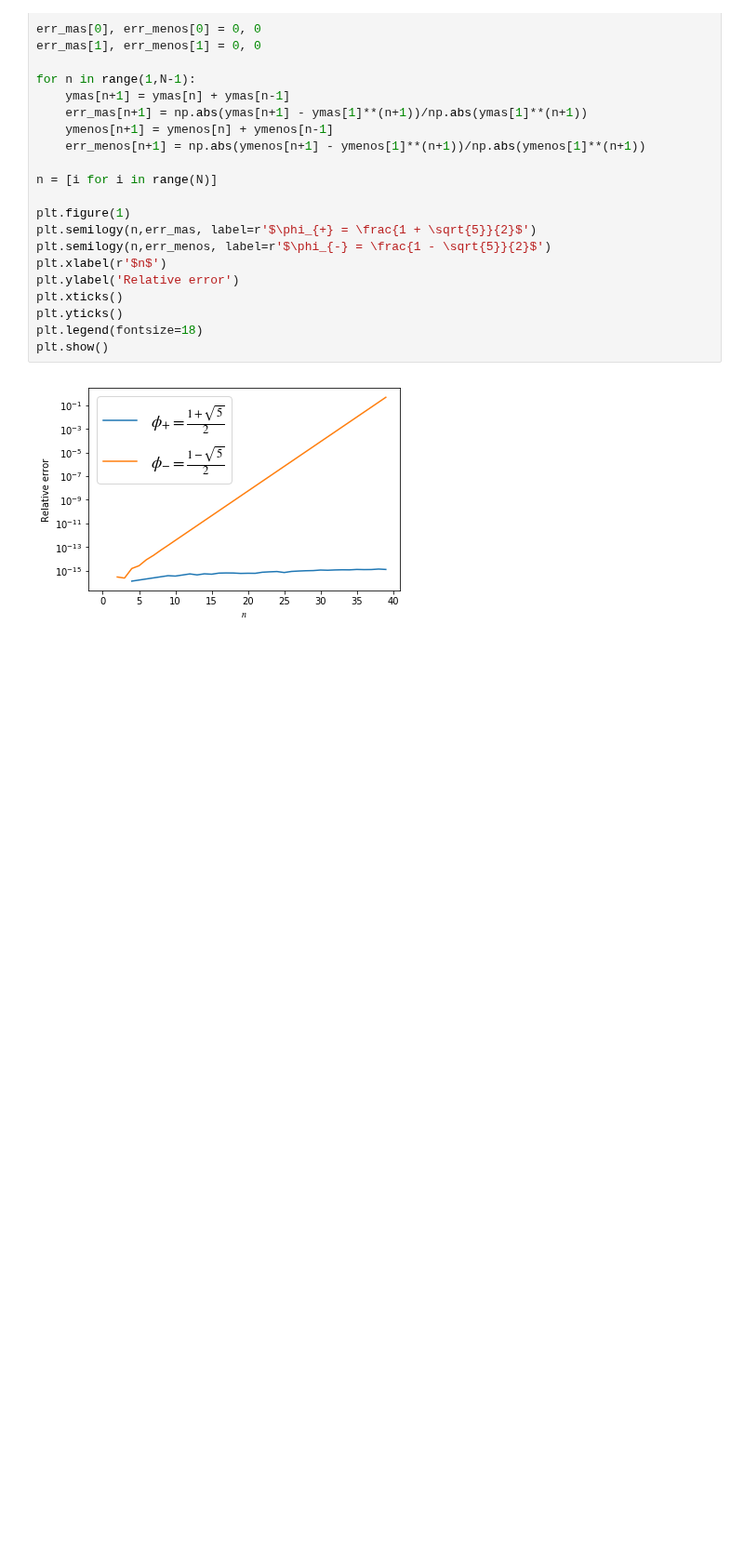
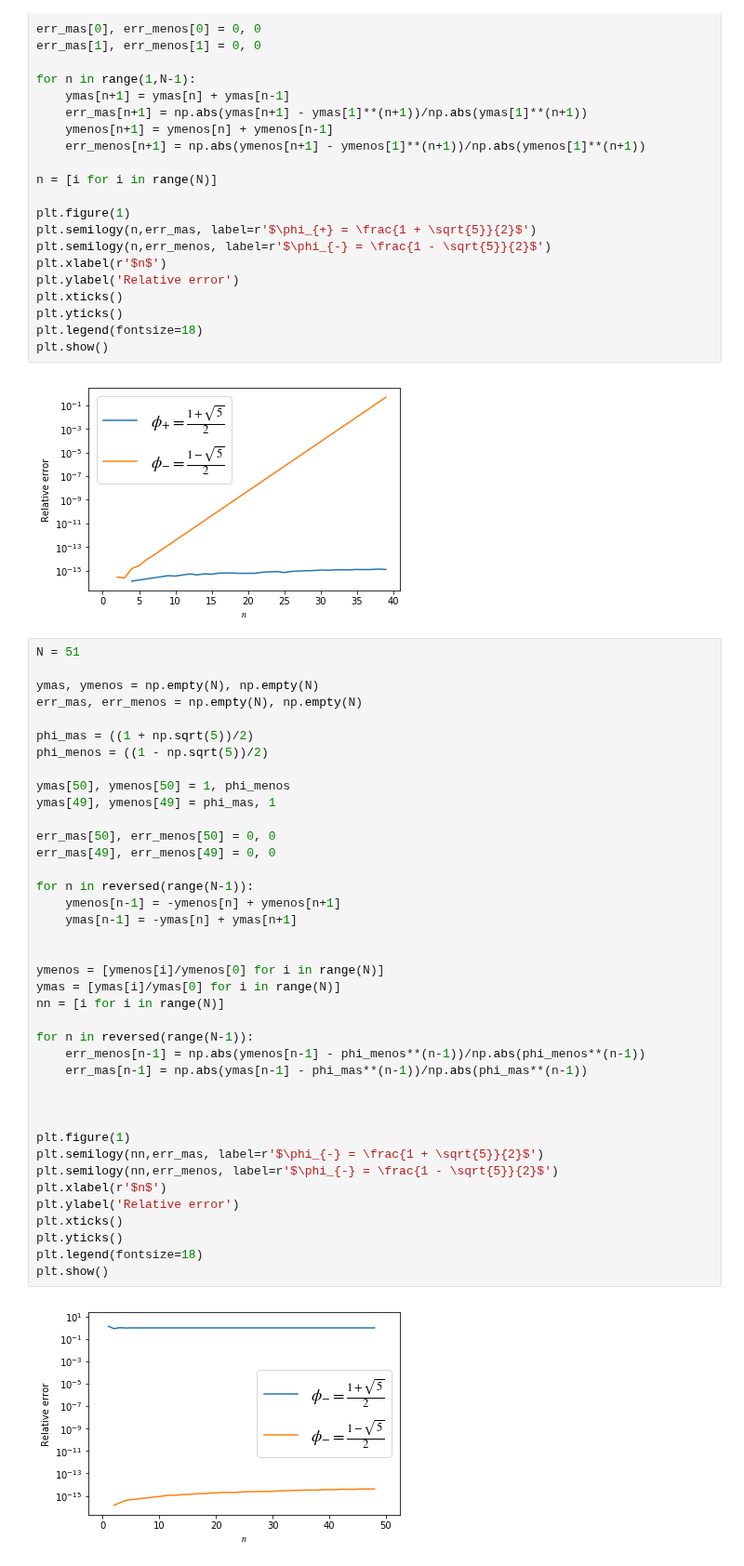
Before and after one commit to ignaciop/python_varios, a Jupyter notebook: wang_ch1.ipynb, the cells around one changed output. Shown at 93% size. Cells and saved outputs as stored; diff of their text form; blank space fills up the shorter version.

```diff
--- a/wang_ch1.ipynb
+++ b/wang_ch1.ipynb
@@ -33,3 +157,44 @@ plt.legend(fontsize=18)
 plt.show()
 # %% [output]
 [figure]
+# %%
+N = 51
+
+ymas, ymenos = np.empty(N), np.empty(N)
+err_mas, err_menos = np.empty(N), np.empty(N)
+
+phi_mas = ((1 + np.sqrt(5))/2)
+phi_menos = ((1 - np.sqrt(5))/2)
+
+ymas[50], ymenos[50] = 1, phi_menos
+ymas[49], ymenos[49] = phi_mas, 1
+
+err_mas[50], err_menos[50] = 0, 0
+err_mas[49], err_menos[49] = 0, 0
+
+for n in reversed(range(N-1)):
+    ymenos[n-1] = -ymenos[n] + ymenos[n+1]
+    ymas[n-1] = -ymas[n] + ymas[n+1]
+
+
+ymenos = [ymenos[i]/ymenos[0] for i in range(N)]
+ymas = [ymas[i]/ymas[0] for i in range(N)]
+nn = [i for i in range(N)]
+
+for n in reversed(range(N-1)):
+    err_menos[n-1] = np.abs(ymenos[n-1] - phi_menos**(n-1))/np.abs(phi_menos**(n-1))
+    err_mas[n-1] = np.abs(ymas[n-1] - phi_mas**(n-1))/np.abs(phi_mas**(n-1))
+
+
+
+plt.figure(1)
+plt.semilogy(nn,err_mas, label=r'$\phi_{-} = \frac{1 + \sqrt{5}}{2}$')
+plt.semilogy(nn,err_menos, label=r'$\phi_{-} = \frac{1 - \sqrt{5}}{2}$')
+plt.xlabel(r'$n$')
+plt.ylabel('Relative error')
+plt.xticks()
+plt.yticks()
+plt.legend(fontsize=18)
+plt.show()
+# %% [output]
+[figure, added]
```
Also changed, not shown: parts of 7 cells of this notebook.
